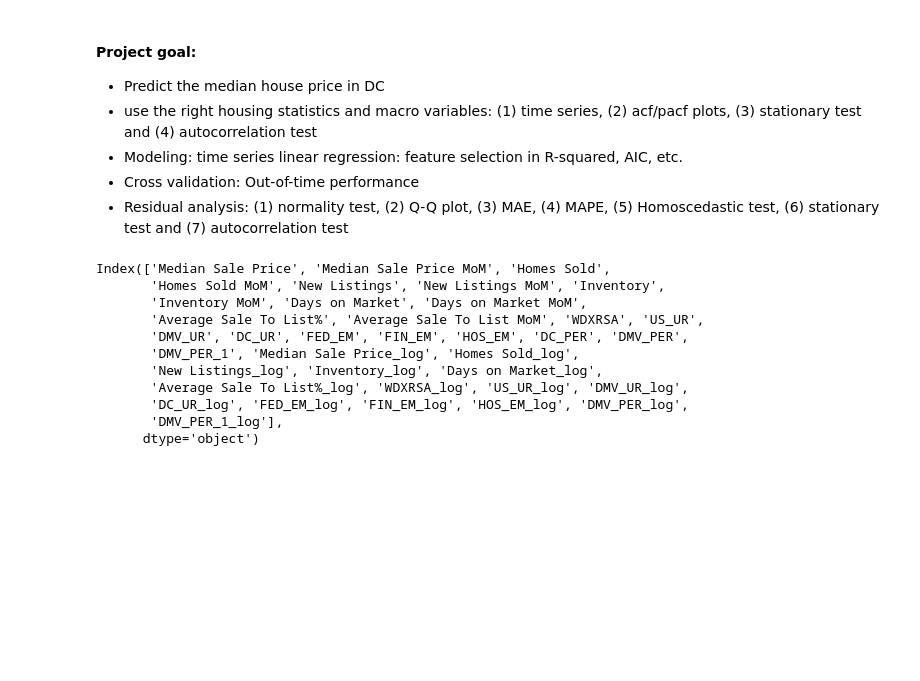
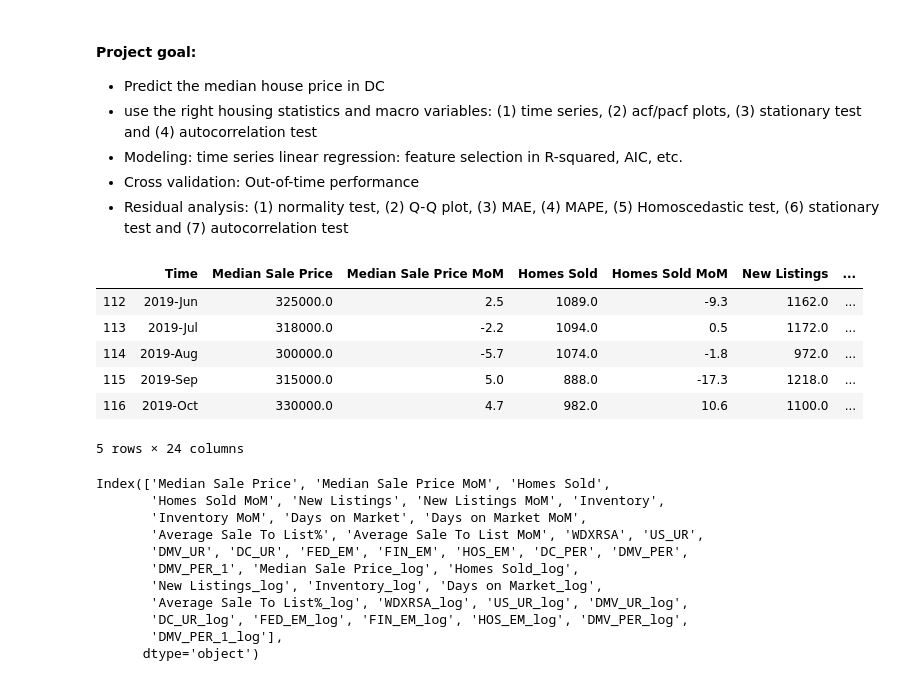
Before and after one commit to iuniorhsiung/mod4_project_DC_housing_price, a Jupyter notebook: master_notebook/DC_house_NL.ipynb, the cells around one changed output. Drawn from its saved outputs; the diff is of its cells as text; code cells hidden in the pictures; blank space fills up the shorter version.

```diff
--- a/master_notebook/DC_house_NL.ipynb
+++ b/master_notebook/DC_house_NL.ipynb
@@ -42,6 +42,16 @@ from statsmodels.stats.diagnostic import het_goldfeldquandt
 from statsmodels.tsa.vector_ar.vecm import coint_johansen
 # %%
 df = pd.read_csv("../data/full_data.csv")
+# %%
+df.tail()
+# %% [output]
+|  | Time | Median Sale Price | Median Sale Price MoM | Homes Sold | Homes Sold MoM | New Listings | ... |
+| 112 | 2019-Jun | 325000.0 | 2.5 | 1089.0 | -9.3 | 1162.0 | ... |
+| 113 | 2019-Jul | 318000.0 | -2.2 | 1094.0 | 0.5 | 1172.0 | ... |
+| 114 | 2019-Aug | 300000.0 | -5.7 | 1074.0 | -1.8 | 972.0 | ... |
+| 115 | 2019-Sep | 315000.0 | 5.0 | 888.0 | -17.3 | 1218.0 | ... |
+| 116 | 2019-Oct | 330000.0 | 4.7 | 982.0 | 10.6 | 1100.0 | ... |
+5 rows × 24 columns
 # %%
 df_test = df.drop(columns=['Time', 'DATE', 'Median Sale Price MoM', 'New Listings MoM', 'Homes Sold MoM', 'Inventory MoM', 'Days on Market MoM', 'Average Sale To List MoM', 'DC_PER'])
 col_name = df_test.columns
```
Also changed, not shown: 1 other file.
